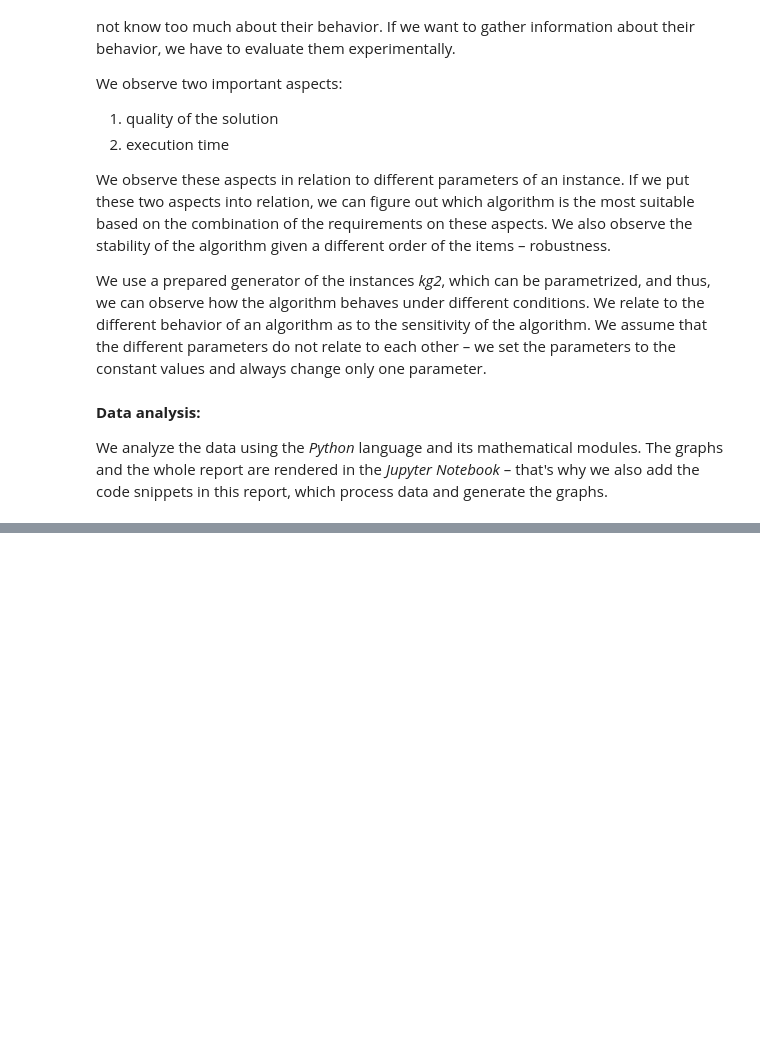
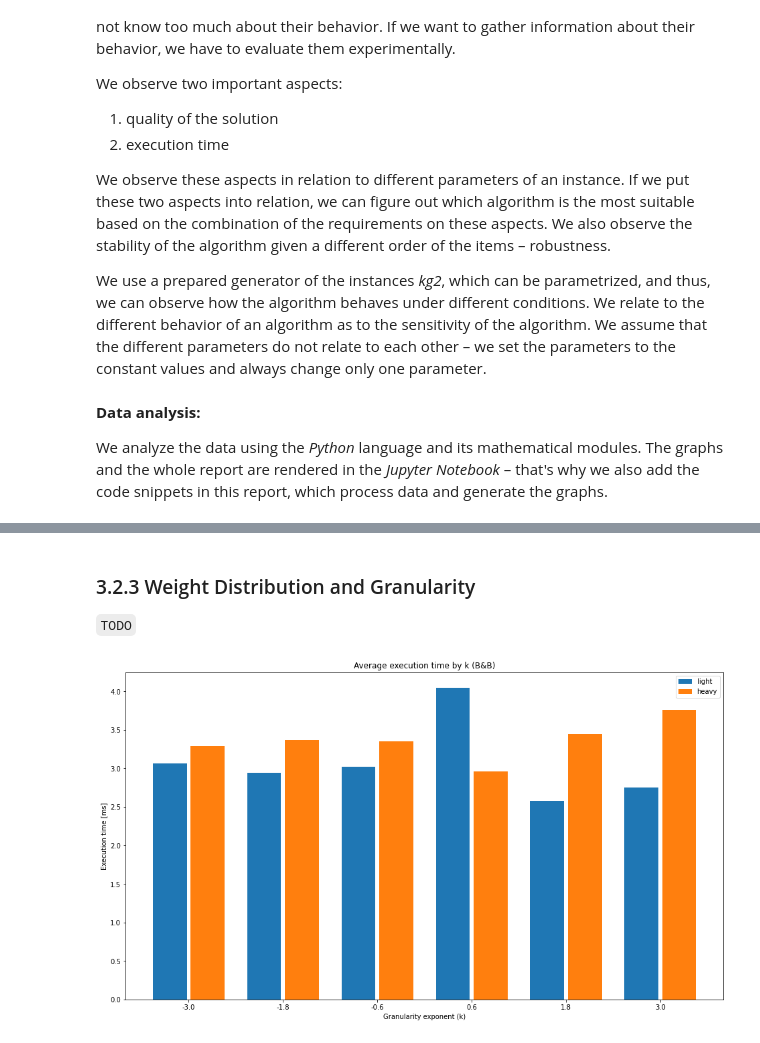
Before and after one commit to patrotom/combinatorial-optimization-problems, a Jupyter notebook: experimental_evaluation/notebooks/experimental_evaluation.ipynb, the cells around one changed output, grey strips where cells are left out. Cells and saved outputs as stored; diff of their text form; code cells hidden in the pictures; blank space fills up the shorter version.

```diff
--- a/experimental_evaluation/notebooks/experimental_evaluation.ipynb
+++ b/experimental_evaluation/notebooks/experimental_evaluation.ipynb
@@ -218,0 +409,10 @@ Computer configuration:
+# %% [markdown]
+### 3.2.3 Weight Distribution and Granularity
+
+`TODO`
+# %%
+k_data = k_gen(gen_opts, "bb")
+fig, ax = plt.subplots()
+k_graph(k_data, ax, "B&B")
+# %% [output]
+[figure, added]
```
Also changed, not shown: parts of 28 cells of this notebook, 3 other files.
